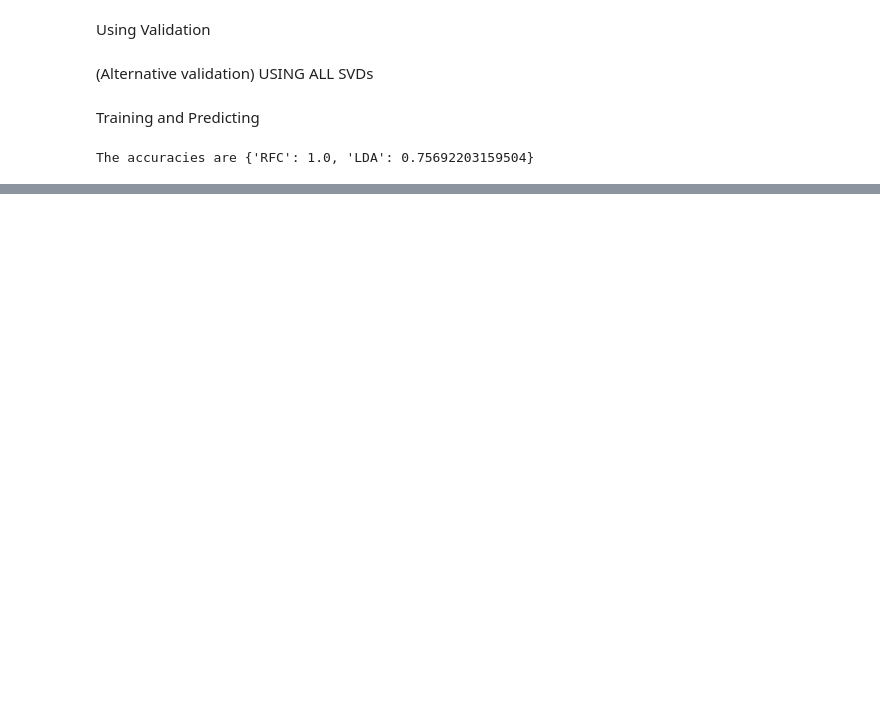
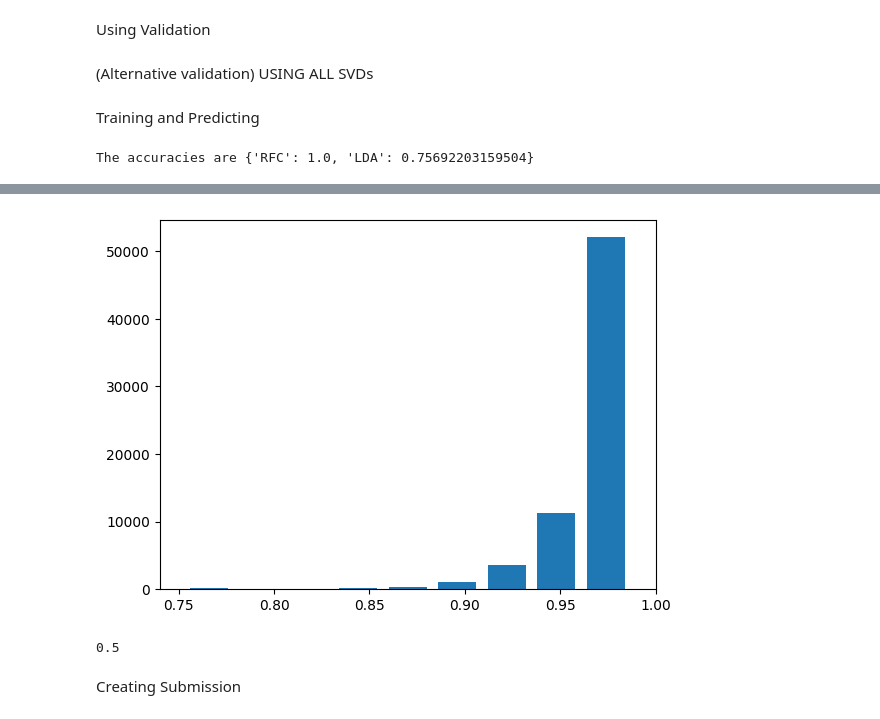
Before and after one commit to gwang034/elecfinal, a Jupyter notebook: Didi/Testing_ml_pipeline.ipynb, the cells around one changed output, grey strips where cells are left out. Cells and saved outputs as stored; diff of their text form; code cells hidden in the pictures; blank space fills up the shorter version.

Commit message:
Submission w RFC

```diff
--- a/Didi/Testing_ml_pipeline.ipynb
+++ b/Didi/Testing_ml_pipeline.ipynb
@@ -147,3 +187,15 @@ The accuracies are {'RFC': 1.0, 'LDA': 0.75692203159504}
+# %%
+plt.bar(bin_edges[:-1], hist, width = 0.02)
+plt.xlim(min(bin_edges), max(bin_edges))
+plt.show()
+# %% [output]
+[figure, added]
+# %%
+model.score(X_query_resampled,y_query_resampled)
+# %% [output]
+0.5
+# %% [markdown]
+Creating Submission
 # %%
 leaderboard_path = "../Data/leaderboard_data.csv"
 sub_data = cleaner(leaderboard_path, feature_path, morph_path, submission = True)
```
Also changed, not shown: parts of 17 cells of this notebook, 1 other file.
